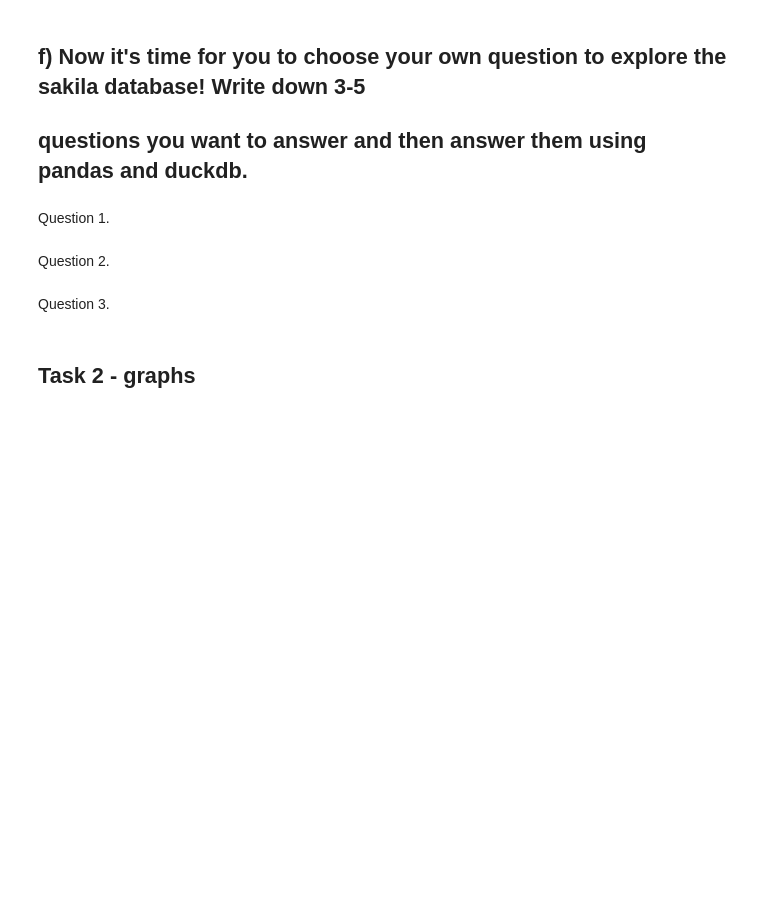
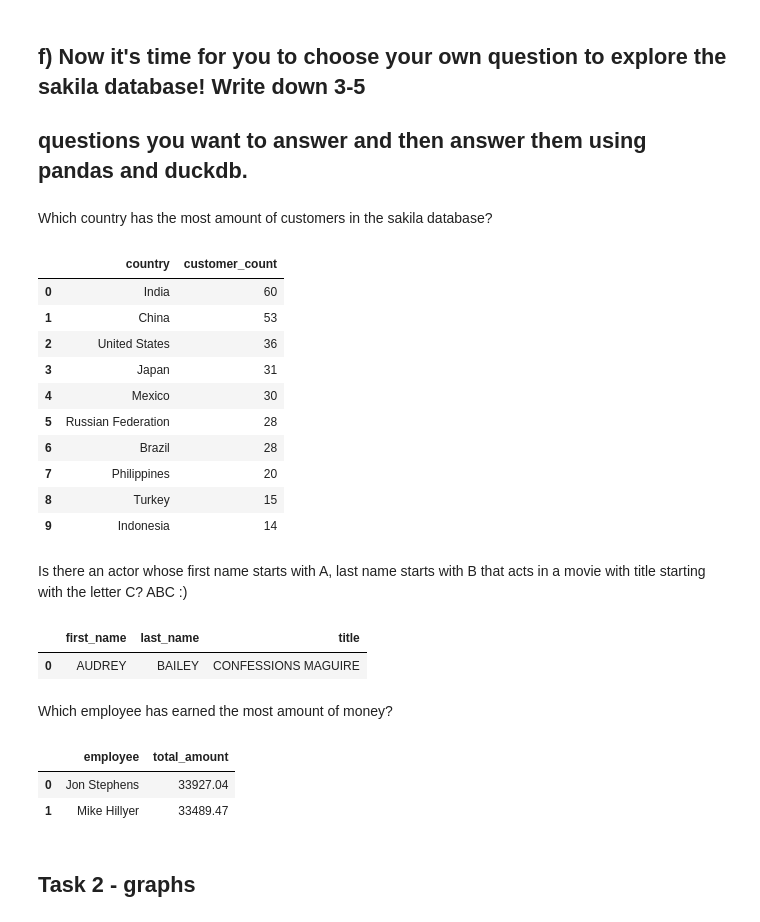
Before and after one commit to EdvinGlawing/sakila_lab_edvin_glawing, a Jupyter notebook: jupyter_notebook.ipynb, the cells around one changed output. Cells and saved outputs as stored; diff of their text form; code cells hidden in the pictures; blank space fills up the shorter version.

Commit message:
added and solved my own 3 questions for 1f, removed some unnecessary code, added a comment to mark where I got some LLM help and cleaned up the structure of my SQL querys a bit

```diff
--- a/jupyter_notebook.ipynb
+++ b/jupyter_notebook.ipynb
@@ -169,11 +150,66 @@ ORDER BY film_count DESC LIMIT 10
 ## f) Now it's time for you to choose your own question to explore the sakila database! Write down 3-5
 ## questions you want to answer and then answer them using pandas and duckdb.
 # %% [markdown]
-Question 1.
+Which country has the most amount of customers in the sakila database?
+# %%
+query_sakila("""
+SELECT
+    co.country,
+    COUNT(c.customer_id) AS customer_count
+FROM customer c
+JOIN address a ON c.address_id = a.address_id
+JOIN city ci ON a.city_id = ci.city_id
+JOIN country co ON ci.country_id = co.country_id
+GROUP BY co.country
+ORDER BY customer_count DESC
+""").head(10)
+# %% [output]
+|  | country | customer_count |
+| 0 | India | 60 |
+| 1 | China | 53 |
+| 2 | United States | 36 |
+| 3 | Japan | 31 |
+| 4 | Mexico | 30 |
+| 5 | Russian Federation | 28 |
+| 6 | Brazil | 28 |
+| 7 | Philippines | 20 |
+| 8 | Turkey | 15 |
+| 9 | Indonesia | 14 |
 # %% [markdown]
-Question 2.
+Is there an actor whose first name starts with A, last name starts with B that acts in a movie with title starting with the letter C? ABC :)
+# %%
+query_sakila("""
+SELECT
+    a.first_name,
+    a.last_name,
+    f.title
+FROM film f
+JOIN film_actor fa on fa.film_id = f.film_id
+JOIN actor a on a.actor_id = fa.actor_id
+WHERE a.first_name ILIKE 'A%' and a.last_name ILIKE 'B%' and f.title ILIKE 'C%'
+""")
+# %% [output]
+|  | first_name | last_name | title |
+| 0 | AUDREY | BAILEY | CONFESSIONS MAGUIRE |
 # %% [markdown]
-Question 3.
+Which employee has earned the most amount of money?
+# %%
+query_sakila("""
+SELECT
+    s.first_name || ' ' || s.last_name as employee,
+    SUM(p.amount) as total_amount
+FROM staff s
+JOIN payment p on s.staff_id = p.staff_id
+GROUP BY
+    s.first_name,
+    s.last_name,
+    s.active
+ORDER BY total_amount DESC;
+""")
+# %% [output]
+|  | employee | total_amount |
+| 0 | Jon Stephens | 33927.04 |
+| 1 | Mike Hillyer | 33489.47 |
 # %% [markdown]
 ## Task 2 - graphs
 # %% [markdown]
```
Also changed, not shown: parts of 12 cells of this notebook.
